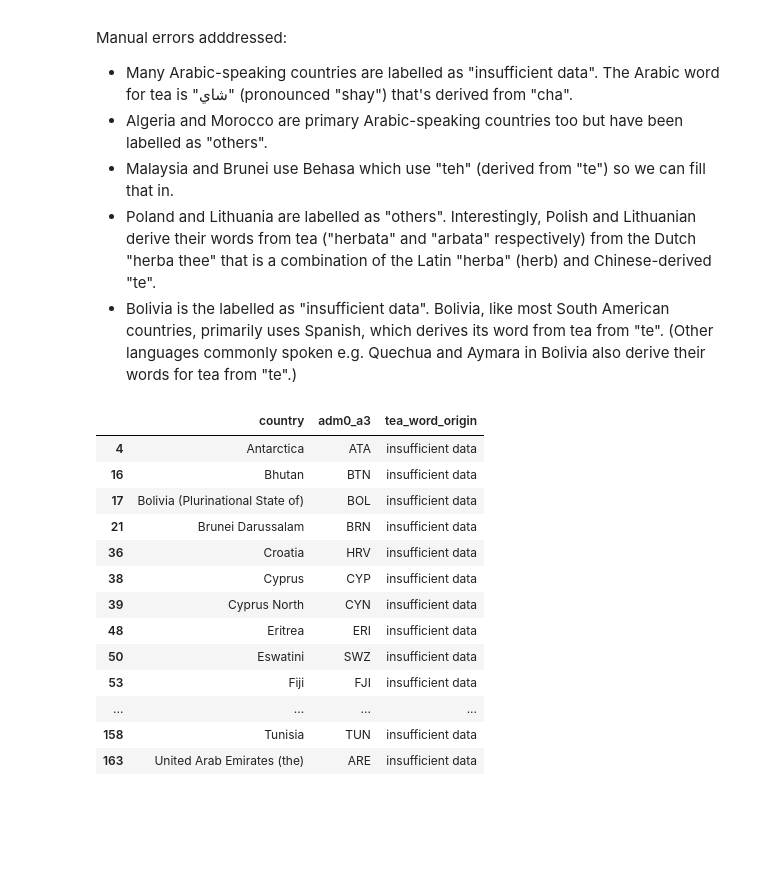
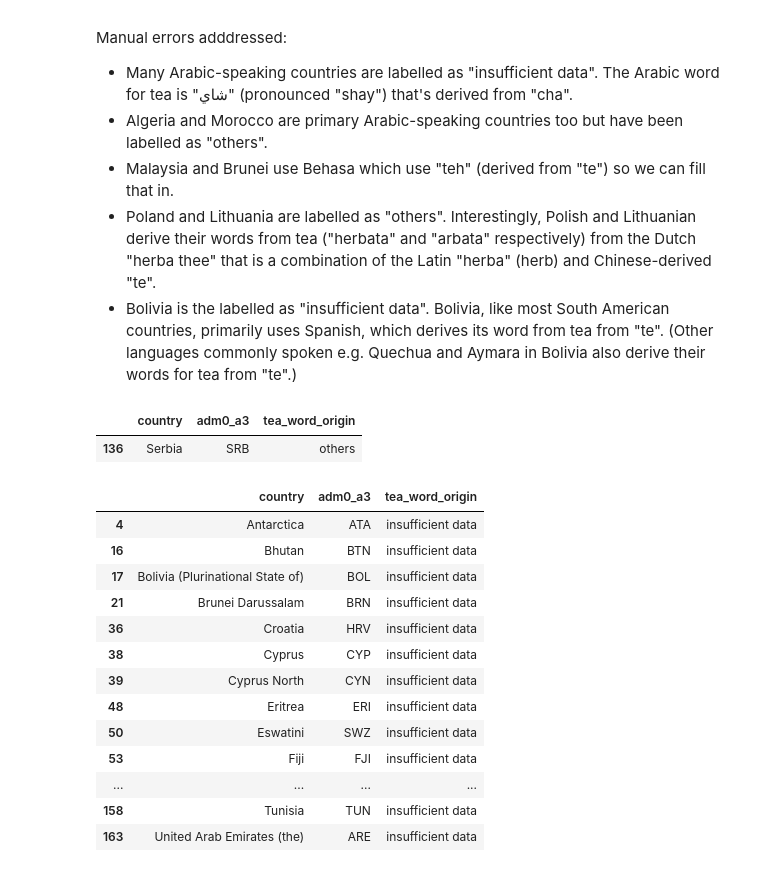
Before and after one commit to TangentialAlmond/tea_words_map, a Jupyter notebook: tea_words_map.ipynb, the cells around one changed output. Drawn from its saved outputs; the diff is of its cells as text; code cells hidden in the pictures; blank space fills up the shorter version.

```diff
--- a/tea_words_map.ipynb
+++ b/tea_words_map.ipynb
@@ -374,6 +376,11 @@ Manual errors adddressed:
 - Malaysia and Brunei use Behasa which use "teh" (derived from "te") so we can fill that in.
 - Poland and Lithuania are labelled as "others". Interestingly, Polish and Lithuanian derive their words from tea ("herbata" and "arbata" respectively) from the Dutch "herba thee" that is a combination of the Latin "herba" (herb) and Chinese-derived "te".
 - Bolivia is the labelled as "insufficient data". Bolivia, like most South American countries, primarily uses Spanish, which derives its word from tea from "te". (Other languages commonly spoken e.g. Quechua and Aymara in Bolivia also derive their words for tea from "te".)
+# %%
+country_tea_origin_updated[country_tea_origin_updated["adm0_a3"] == "SRB"]
+# %% [output]
+|  | country | adm0_a3 | tea_word_origin |
+| 136 | Serbia | SRB | others |
 # %%
 insuffient_df = country_tea_origin_updated[country_tea_origin_updated["tea_word_origin"] == "insufficient data"]
 insuffient_df
```
Also changed, not shown: parts of 7 cells of this notebook.
